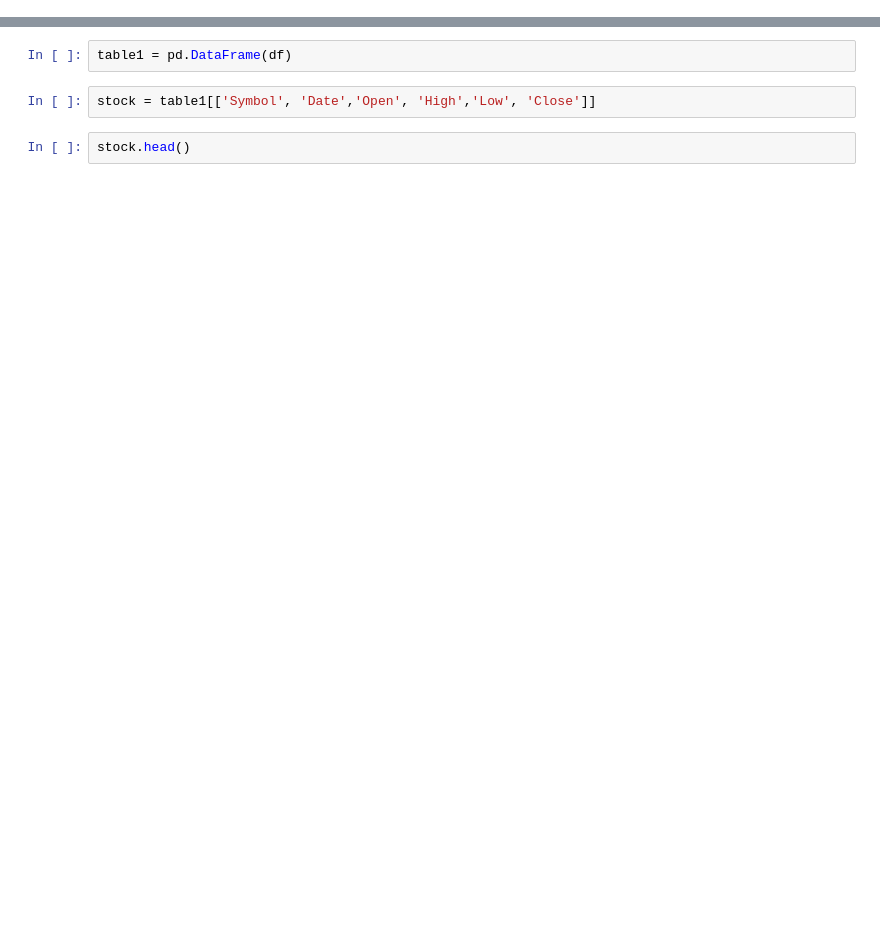
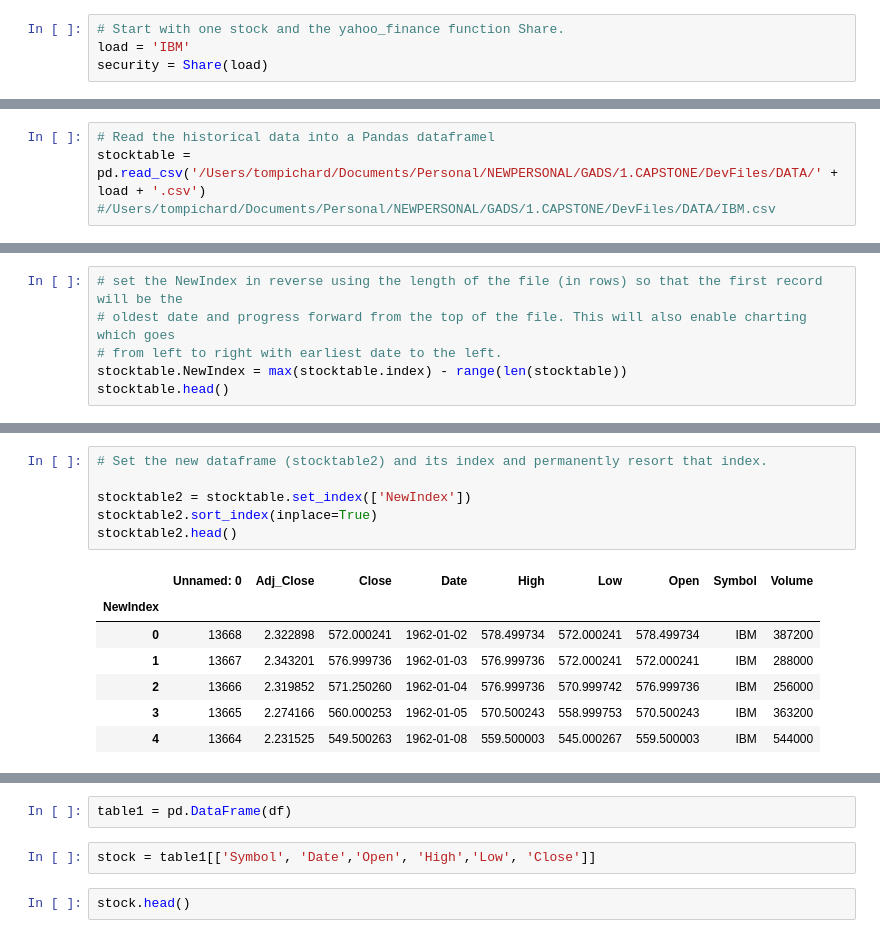
Before and after one commit to TomRene/TPCapstone, a Jupyter notebook: Build001.ipynb, the cells around one changed output, grey strips where cells are left out. Drawn from its saved outputs; the diff is of its cells as text; blank space fills up the shorter version.

```diff
--- a/Build001.ipynb
+++ b/Build001.ipynb
@@ -12,0 +11,4 @@ df = security.get_historical('2016-02-27', '2016-04-07')
+# %%
+# Start with one stock and the yahoo_finance function Share.
+load = 'IBM'
+security = Share(load)
@@ -12,0 +24,4 @@ df = security.get_historical('2016-02-27', '2016-04-07')
+# %%
+# Read the historical data into a Pandas dataframel
+stocktable = pd.read_csv('/Users/tompichard/Documents/Personal/NEWPERSONAL/GADS/1.CAPSTONE/DevFiles/DATA/' + load + '.csv')
+#/Users/tompichard/Documents/Personal/NEWPERSONAL/GADS/1.CAPSTONE/DevFiles/DATA/IBM.csv
@@ -12,0 +50,6 @@ df = security.get_historical('2016-02-27', '2016-04-07')
+# %%
+# set the NewIndex in reverse using the length of the file (in rows) so that the first record will be the
+# oldest date and progress forward from the top of the file. This will also enable charting which goes
+# from left to right with earliest date to the left.
+stocktable.NewIndex = max(stocktable.index) - range(len(stocktable))
+stocktable.head()
@@ -12,0 +75,14 @@ df = security.get_historical('2016-02-27', '2016-04-07')
+# %%
+# Set the new dataframe (stocktable2) and its index and permanently resort that index.
+
+stocktable2 = stocktable.set_index(['NewIndex'])
+stocktable2.sort_index(inplace=True)
+stocktable2.head()
+# %% [output]
+|  | Unnamed: 0 | Adj_Close | Close | Date | High | Low | Open | Symbol | Volume |
+| NewIndex |  |  |  |  |  |  |  |  |  |
+| 0 | 13668 | 2.322898 | 572.000241 | 1962-01-02 | 578.499734 | 572.000241 | 578.499734 | IBM | 387200 |
+| 1 | 13667 | 2.343201 | 576.999736 | 1962-01-03 | 576.999736 | 572.000241 | 572.000241 | IBM | 288000 |
+| 2 | 13666 | 2.319852 | 571.250260 | 1962-01-04 | 576.999736 | 570.999742 | 576.999736 | IBM | 256000 |
+| 3 | 13665 | 2.274166 | 560.000253 | 1962-01-05 | 570.500243 | 558.999753 | 570.500243 | IBM | 363200 |
+| 4 | 13664 | 2.231525 | 549.500263 | 1962-01-08 | 559.500003 | 545.000267 | 559.500003 | IBM | 544000 |
```
Also changed, not shown: parts of 28 cells of this notebook.
